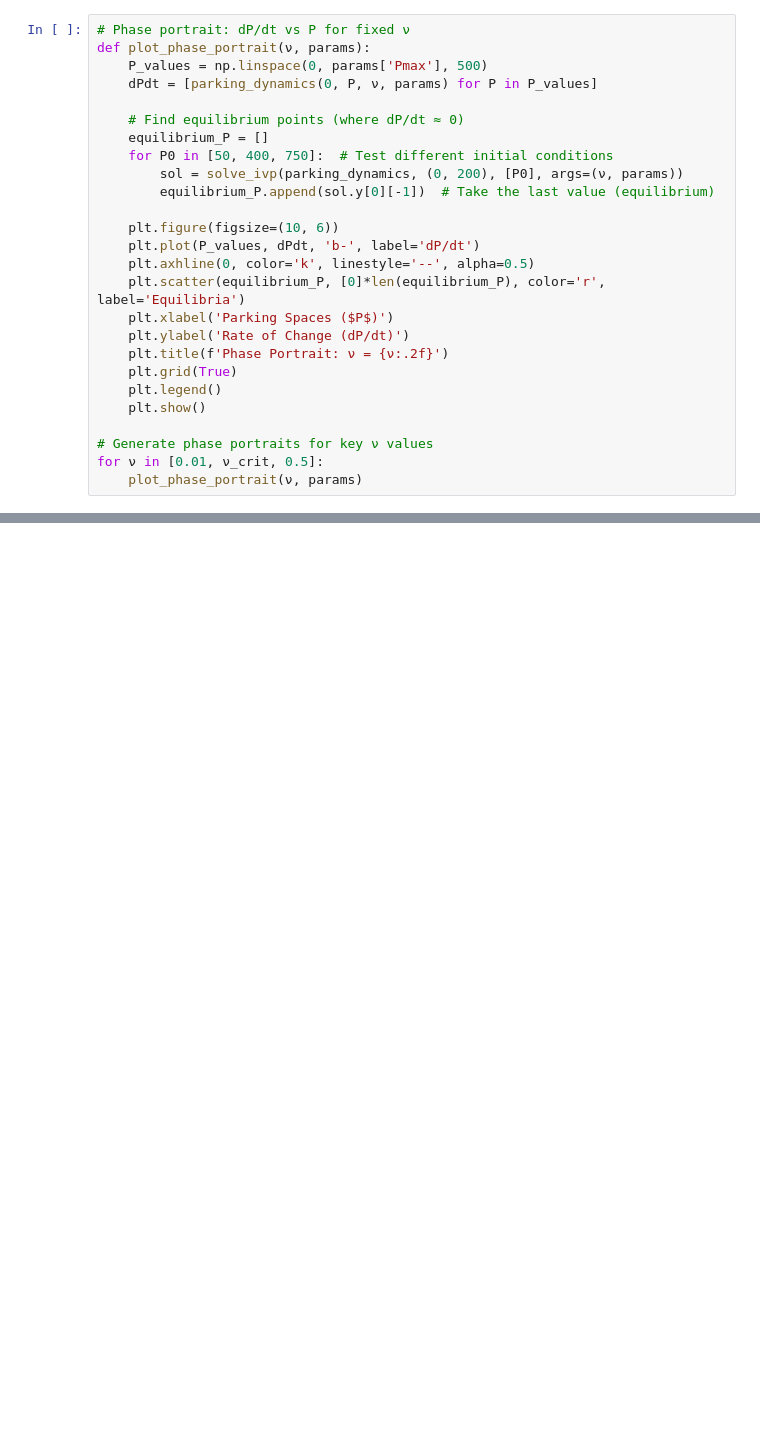
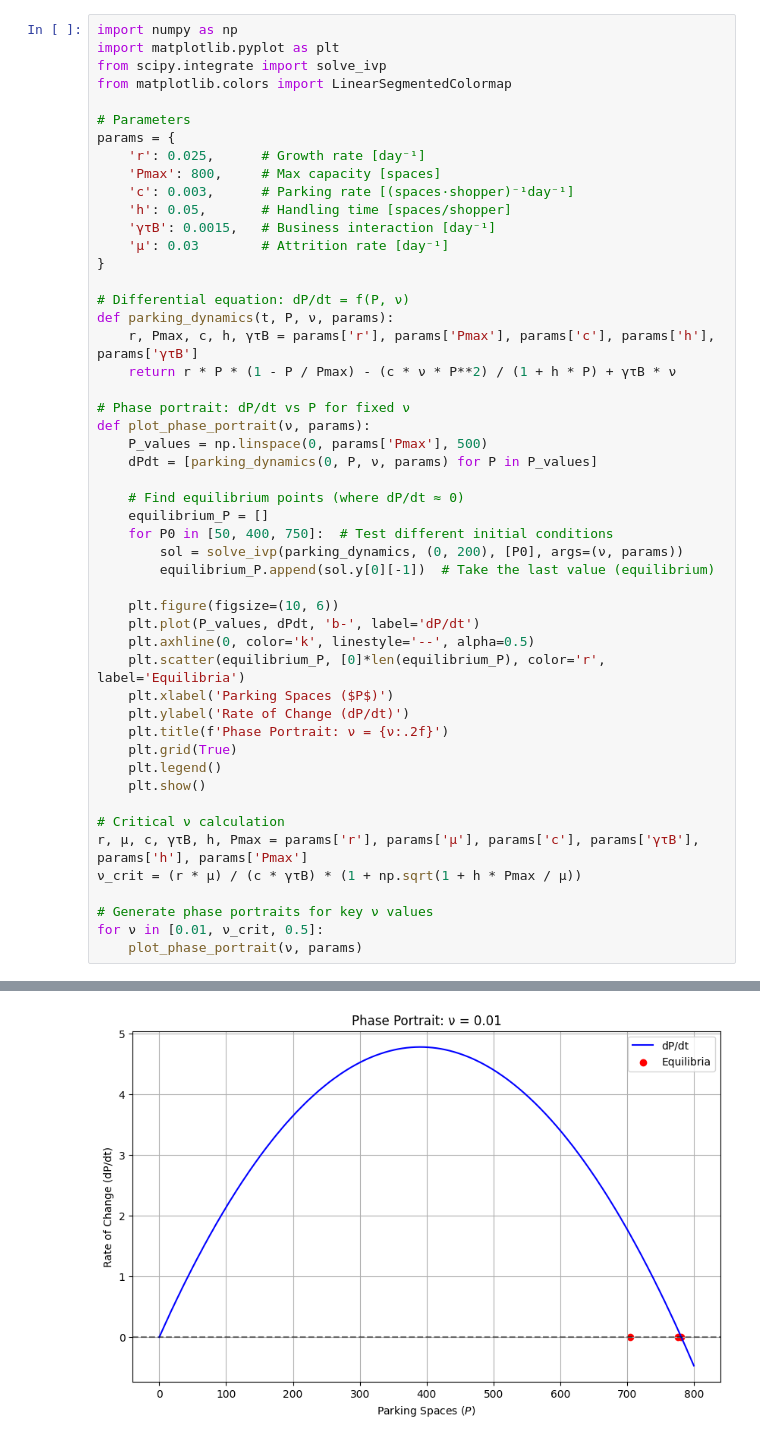
Before and after one commit to tahanial1/tahanial1, a Jupyter notebook: Dynamics_of_parking_ipynb.ipynb, the cells around one changed output, grey strips where cells are left out. Saved outputs shown, nothing was run; the diff lists cells and outputs as text; blank space fills up the shorter version.

```diff
--- a/Dynamics_of_parking_ipynb.ipynb
+++ b/Dynamics_of_parking_ipynb.ipynb
@@ -217,4 +217,24 @@ plt.show()
 # %%
+import numpy as np
+import matplotlib.pyplot as plt
+from scipy.integrate import solve_ivp
+from matplotlib.colors import LinearSegmentedColormap
+
+# Parameters
+params = {
+    'r': 0.025,      # Growth rate [day⁻¹]
+    'Pmax': 800,     # Max capacity [spaces]
+    'c': 0.003,      # Parking rate [(spaces·shopper)⁻¹day⁻¹]
+    'h': 0.05,       # Handling time [spaces/shopper]
+    'γτB': 0.0015,   # Business interaction [day⁻¹]
+    'μ': 0.03        # Attrition rate [day⁻¹]
+}
+
+# Differential equation: dP/dt = f(P, ν)
+def parking_dynamics(t, P, ν, params):
+    r, Pmax, c, h, γτB = params['r'], params['Pmax'], params['c'], params['h'], params['γτB']
+    return r * P * (1 - P / Pmax) - (c * ν * P**2) / (1 + h * P) + γτB * ν
+
 # Phase portrait: dP/dt vs P for fixed ν
 def plot_phase_portrait(ν, params):
     P_values = np.linspace(0, params['Pmax'], 500)
@@ -237,6 +257,10 @@ def plot_phase_portrait(ν, params):
     plt.legend()
     plt.show()
 
+# Critical ν calculation
+r, μ, c, γτB, h, Pmax = params['r'], params['μ'], params['c'], params['γτB'], params['h'], params['Pmax']
+ν_crit = (r * μ) / (c * γτB) * (1 + np.sqrt(1 + h * Pmax / μ))
+
 # Generate phase portraits for key ν values
 for ν in [0.01, ν_crit, 0.5]:
     plot_phase_portrait(ν, params)
@@ -244,0 +268 @@ NameError: name 'ν_crit' is not defined
+[figure, added]
```
Also changed, not shown: parts of 9 cells of this notebook.
